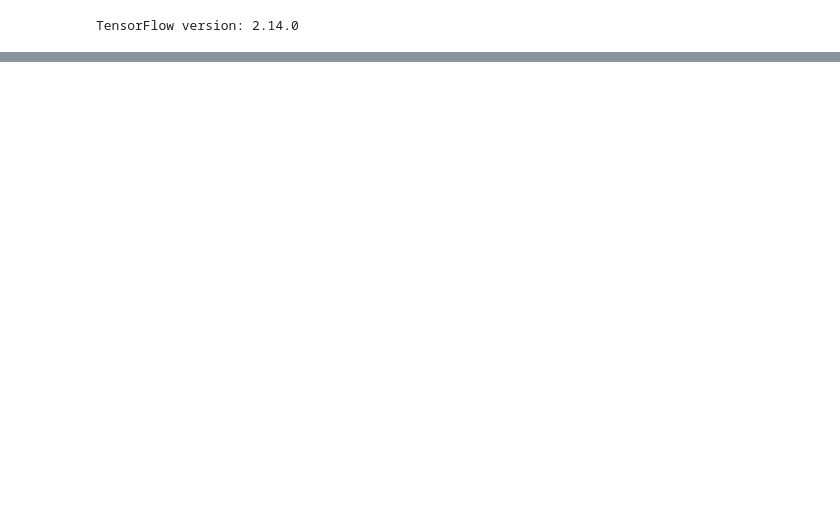
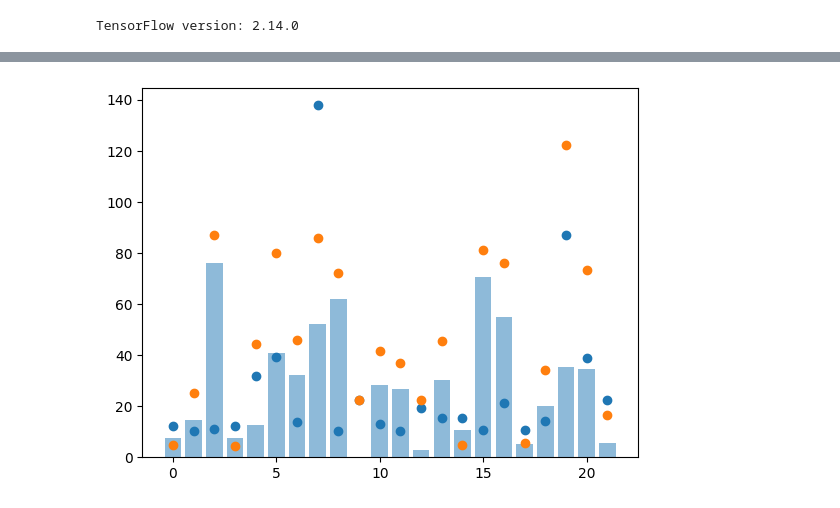
Before and after one commit to JakobLien/ML-repo, a Jupyter notebook: cancerCode.ipynb, the cells around one changed output, grey strips where cells are left out. Drawn from its saved outputs; the diff is of its cells as text; code cells hidden in the pictures; blank space fills up the shorter version.

```diff
--- a/cancerCode.ipynb
+++ b/cancerCode.ipynb
@@ -197,0 +197,12 @@ plt.show()
+# %%
+model_output = (2**model(test_input).numpy()).flatten().tolist()
+actual_output = (2**test_output).tolist()
+
+fig, ax = plt.subplots()
+ax.bar(range(len(model_output)), [abs(model_output[i]-actual_output[i]) for i in range(len(model_output))], alpha=0.5)
+ax.plot(model_output, 'o')
+ax.plot(actual_output, 'o')
+
+plt.show()
+# %% [output]
+[figure, added]
```
Also changed, not shown: parts of 3 cells of this notebook, 4 other files.
